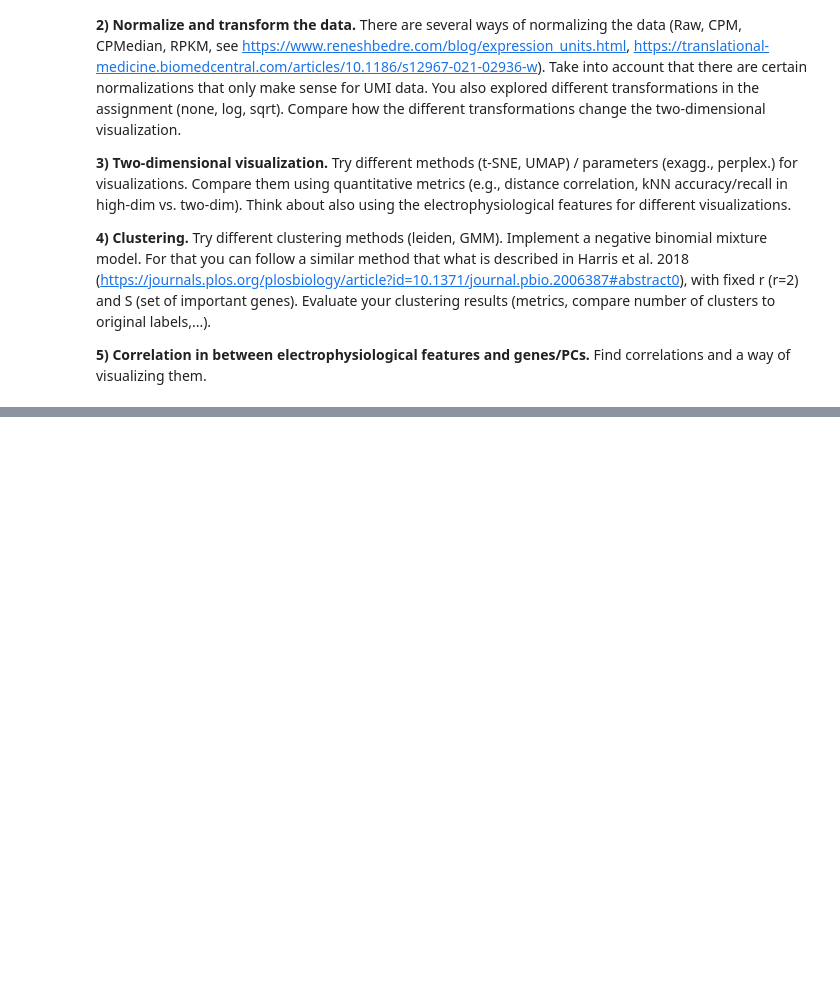
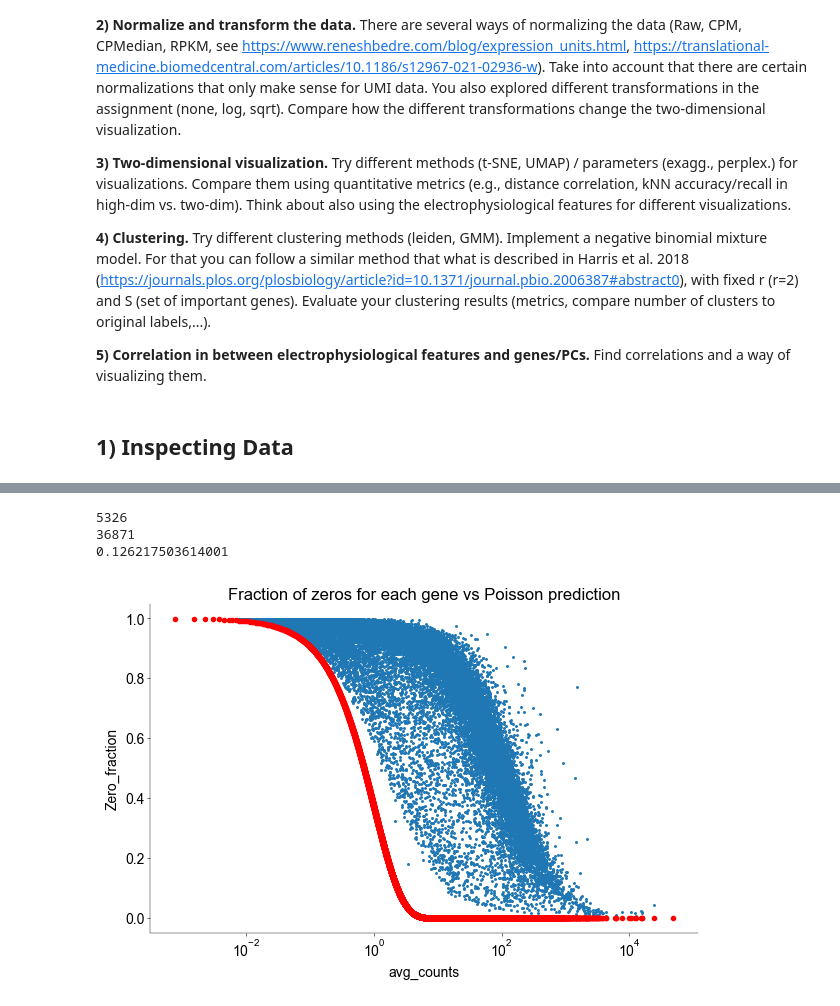
Before and after one commit to dtc103/neural-data-science-project, a Jupyter notebook: notebooks/practical03.ipynb, the cells around one changed output, grey strips where cells are left out. Cells and saved outputs as stored; diff of their text form; code cells hidden in the pictures; blank space fills up the shorter version.

```diff
--- a/notebooks/practical03.ipynb
+++ b/notebooks/practical03.ipynb
@@ -224,3 +263,5 @@ np.sum(np.isnan(ephysData_filtered))
 **4) Clustering.** Try different clustering methods (leiden, GMM). Implement a negative binomial mixture model. For that you can follow a similar method that what is described in Harris et al. 2018 (https://journals.plos.org/plosbiology/article?id=10.1371/journal.pbio.2006387#abstract0), with fixed r (r=2) and S (set of important genes). Evaluate your clustering results (metrics, compare number of clusters to original labels,...).
 
 **5) Correlation in between electrophysiological features and genes/PCs.** Find correlations and a way of visualizing them.
+# %% [markdown]
+## 1) Inspecting Data
@@ -226,0 +271,39 @@ np.sum(np.isnan(ephysData_filtered))
+# %%
+# Kick out all genes with all counts = 0
+genes = genes[exonCounts.sum(axis=0) > 0]
+exonLengths = exonLengths[exonCounts.sum(axis=0) > 0]
+exonCounts = exonCounts[:, exonCounts.sum(axis=0) > 0]
+
+# check if they keep same size
+assert genes.size == exonCounts.shape[1]
+# %%
+# Compute the average expression for each gene
+avg_counts = np.mean(exonCounts, axis=0)
+
+# Compute the fraction of zeros for each gene
+zero_fraction = np.sum(exonCounts == 0, axis=0) / exonCounts.shape[0]
+# %%
+# Compute the Poisson prediction
+
+Poiss_predicted_fraction = np.exp(-np.unique(avg_counts))
+
+# --------------------------------------------------
+# plot the data and the Poisson prediction (0.5 pts)
+# --------------------------------------------------
+
+fig, ax = plt.subplots(figsize=(6, 4))
+ax.scatter(avg_counts, zero_fraction, s=5)
+ax.scatter(np.unique(avg_counts), Poiss_predicted_fraction, c="red")
+
+ax.set_ylabel("Zero_fraction")
+ax.set_xlabel("avg_counts")
+ax.set_title("Fraction of zeros for each gene vs Poisson prediction")
+
+ax.legend()
+ax.set_xscale("log")
+# add plot
+
+print(zero_fraction[zero_fraction < 0.5].size)
+print(zero_fraction[zero_fraction > 0.5].size)
+print(zero_fraction[zero_fraction < 0.5].size / zero_fraction.size)
+# %% [output]
@@ -226,0 +311,4 @@ np.sum(np.isnan(ephysData_filtered))
+5326
+36871
+0.126217503614001
+[figure, added]
```
Also changed, not shown: parts of 28 cells of this notebook.
